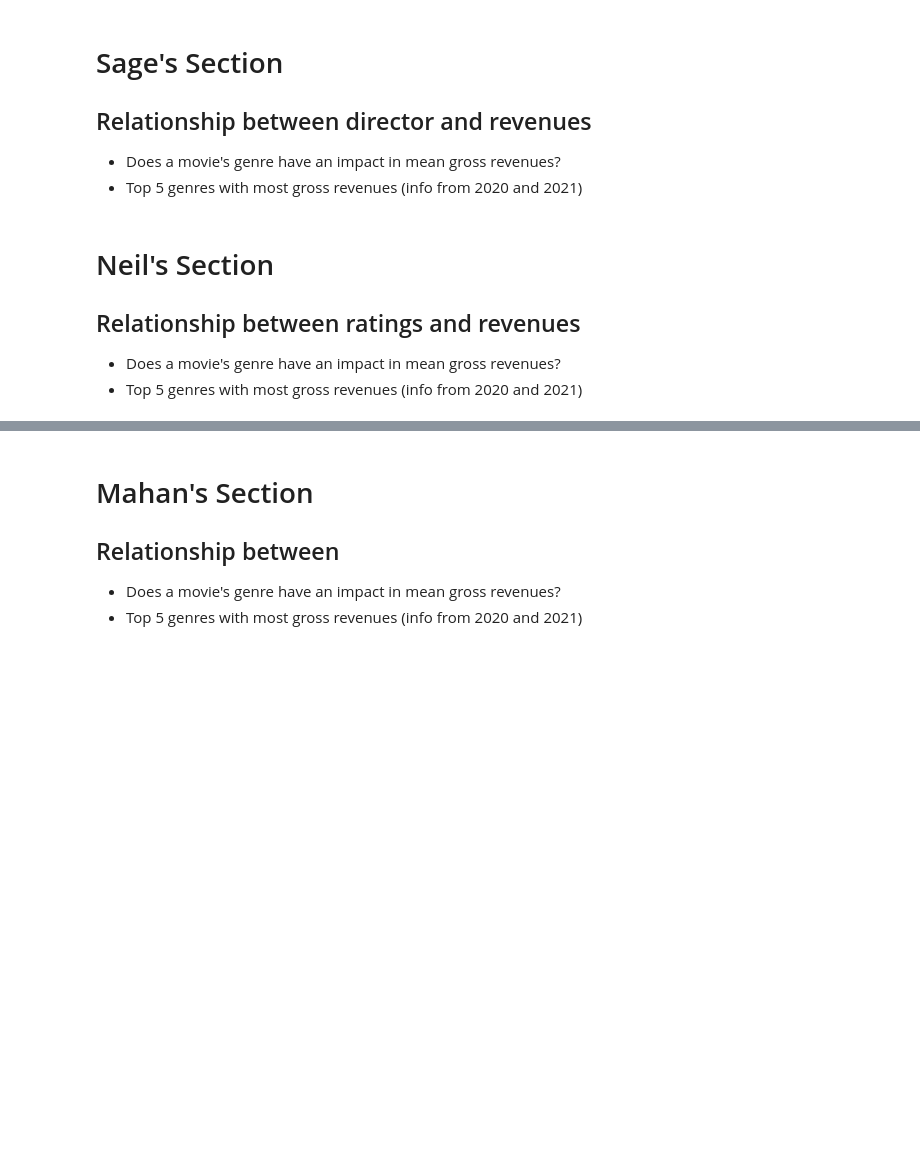
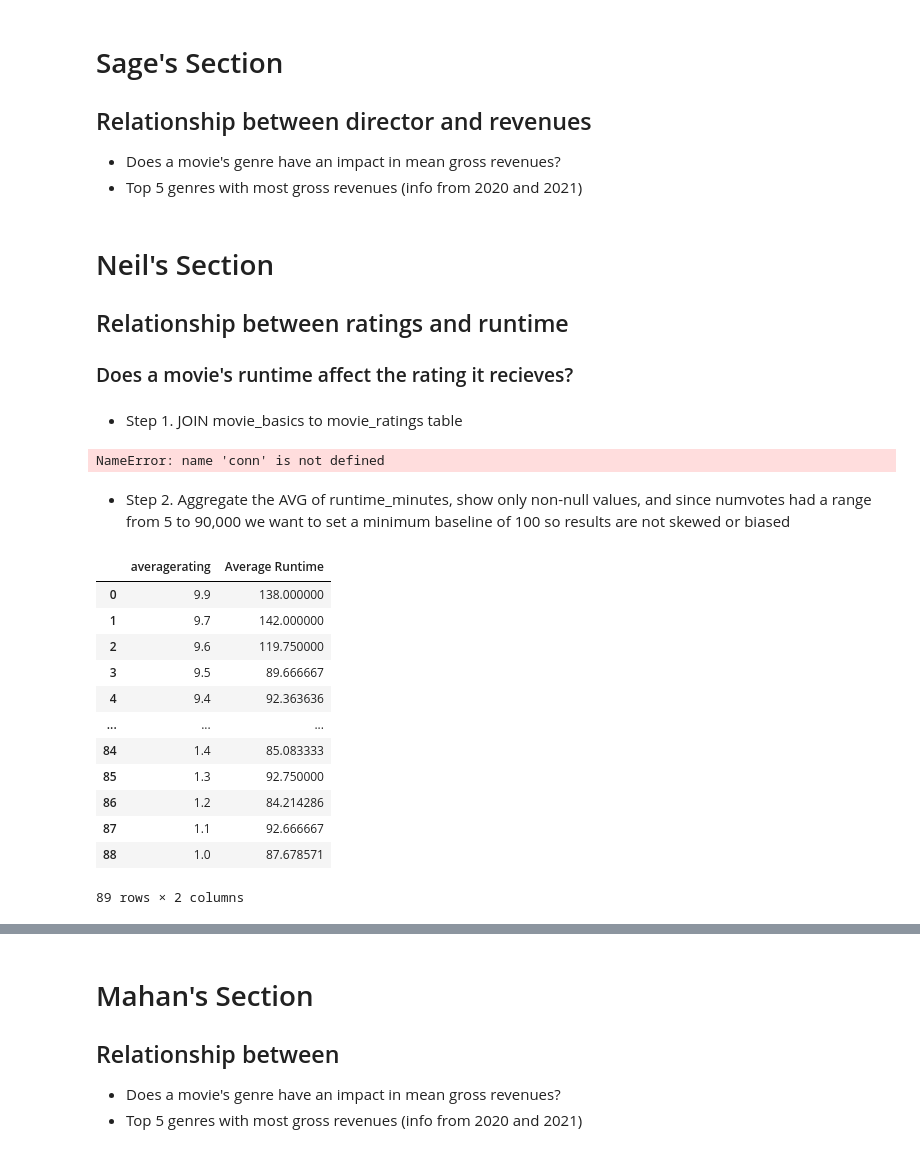
Before and after one commit to mahanabba/Pod_3_Capstone, a Jupyter notebook: student.ipynb, the cells around one changed output, grey strips where cells are left out. Cells and saved outputs as stored; diff of their text form; code cells hidden in the pictures; blank space fills up the shorter version.

```diff
--- a/student.ipynb
+++ b/student.ipynb
@@ -386,7 +387,45 @@ Name: genres, Length: 264, dtype: int64
 - Top 5 genres with most gross revenues (info from 2020 and 2021)
 # %% [markdown]
 # Neil's Section
-## Relationship between ratings and revenues
+## Relationship between ratings and runtime
 
-- Does a movie's genre have an impact in mean gross revenues?
-- Top 5 genres with most gross revenues (info from 2020 and 2021)
+### Does a movie's runtime affect the rating it recieves?
+# %% [markdown]
+- Step 1. JOIN movie_basics to movie_ratings table
+# %%
+pd.read_sql("""
+SELECT *
+FROM movie_basics
+    JOIN movie_ratings
+        USING (movie_id)
+;
+""", conn)
+# %% [output]
+NameError: name 'conn' is not defined
+# %% [markdown]
+- Step 2. Aggregate the AVG of runtime_minutes, show only non-null values, and since numvotes had a range from 5 to 90,000 we want to set a minimum baseline of 100 so results are not skewed or biased
+# %%
+pd.read_sql("""
+SELECT averagerating, AVG(runtime_minutes) AS "Average Runtime"
+FROM movie_basics
+    JOIN movie_ratings
+        USING(movie_id)
+WHERE runtime_minutes IS NOT NULL AND numvotes >= 100
+GROUP BY averagerating
+ORDER BY averagerating DESC
+;
+""", conn)
+# %% [output]
+|  | averagerating | Average Runtime |
+| 0 | 9.9 | 138.000000 |
+| 1 | 9.7 | 142.000000 |
+| 2 | 9.6 | 119.750000 |
+| 3 | 9.5 | 89.666667 |
+| 4 | 9.4 | 92.363636 |
+| ... | ... | ... |
+| 84 | 1.4 | 85.083333 |
+| 85 | 1.3 | 92.750000 |
+| 86 | 1.2 | 84.214286 |
+| 87 | 1.1 | 92.666667 |
+| 88 | 1.0 | 87.678571 |
+89 rows × 2 columns
```
Also changed, not shown: parts of 9 cells of this notebook, 1 other file.
